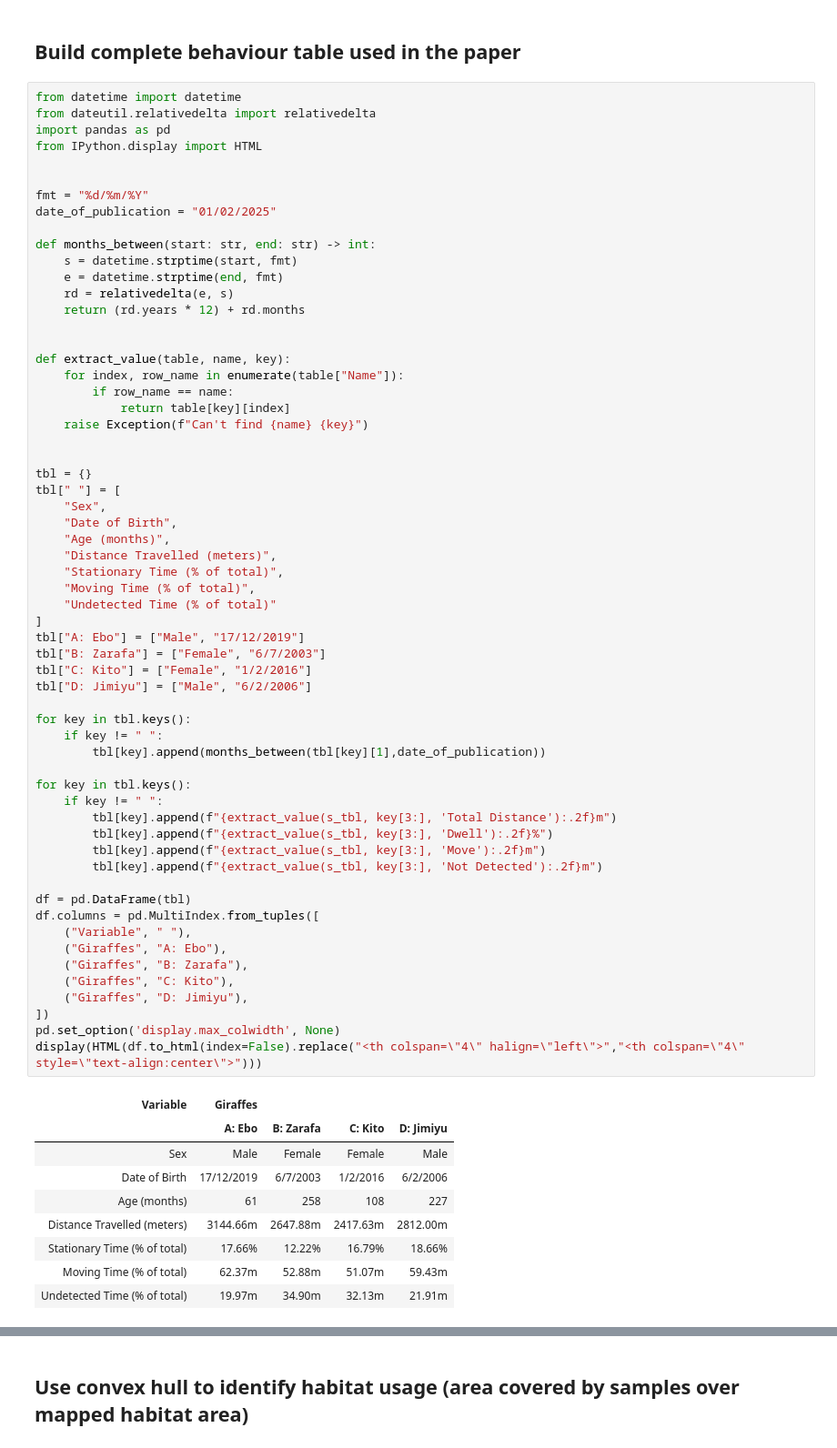
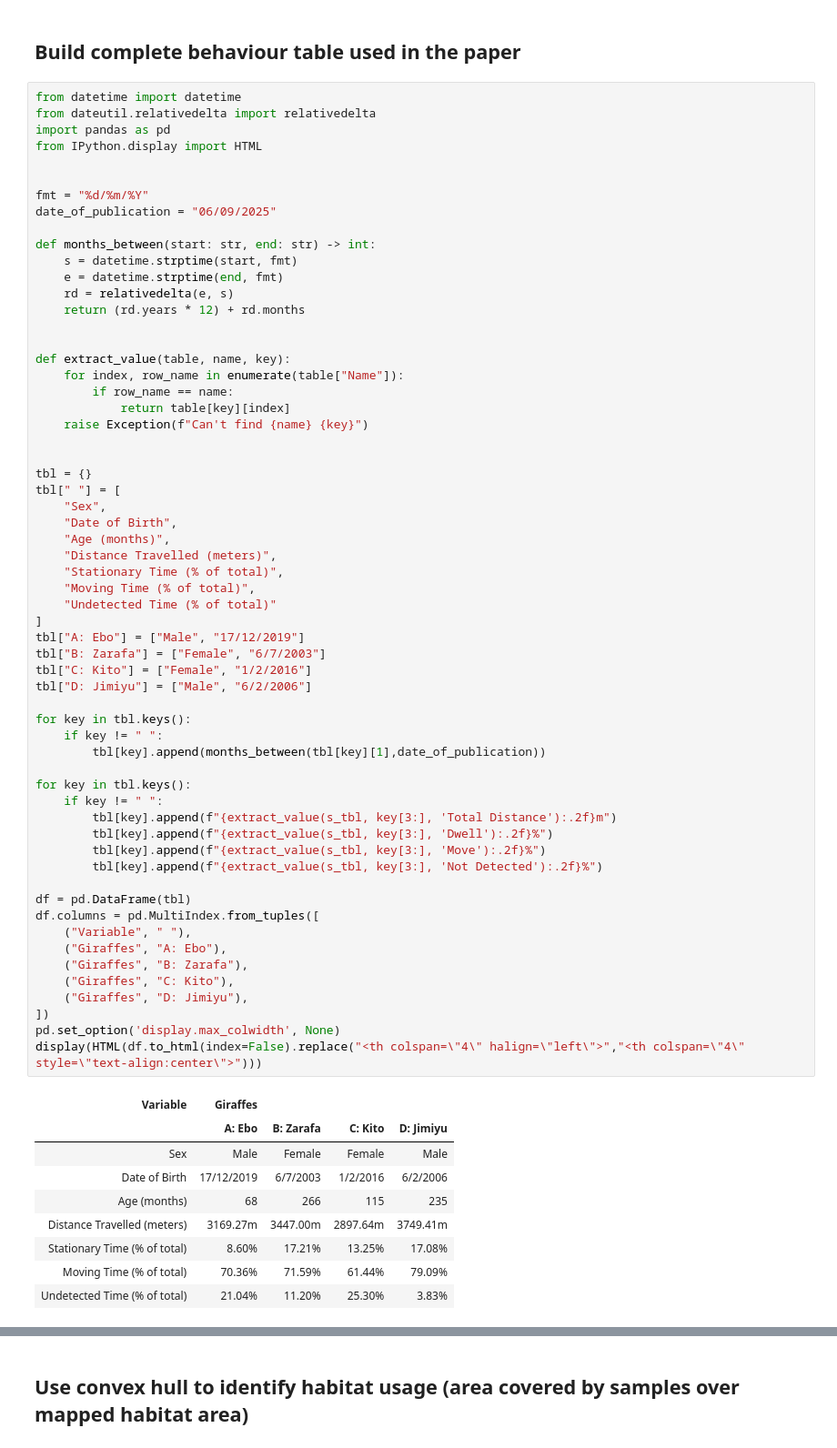
Before and after one commit to wildlifelabs/realtime-welfare, a Jupyter notebook: analysis-location.ipynb, the cells around one changed output, grey strips where cells are left out. Shown at 91% size. Cells and saved outputs as stored; diff of their text form.

```diff
--- a/analysis-location.ipynb
+++ b/analysis-location.ipynb
@@ -246,7 +249,7 @@ from IPython.display import HTML
 
 
 fmt = "%d/%m/%Y"
-date_of_publication = "01/02/2025"
+date_of_publication = "06/09/2025"
 
 def months_between(start: str, end: str) -> int:
     s = datetime.strptime(start, fmt)
@@ -274,40 +277,40 @@ tbl[" "] = [
 ]
 tbl["A: Ebo"] = ["Male", "17/12/2019"]
 tbl["B: Zarafa"] = ["Female", "6/7/2003"]
 tbl["C: Kito"] = ["Female", "1/2/2016"]
 tbl["D: Jimiyu"] = ["Male", "6/2/2006"]
 
 for key in tbl.keys():
     if key != " ":
         tbl[key].append(months_between(tbl[key][1],date_of_publication))
 
 for key in tbl.keys():
     if key != " ":
         tbl[key].append(f"{extract_value(s_tbl, key[3:], 'Total Distance'):.2f}m")
         tbl[key].append(f"{extract_value(s_tbl, key[3:], 'Dwell'):.2f}%")
-        tbl[key].append(f"{extract_value(s_tbl, key[3:], 'Move'):.2f}m")
-        tbl[key].append(f"{extract_value(s_tbl, key[3:], 'Not Detected'):.2f}m")
+        tbl[key].append(f"{extract_value(s_tbl, key[3:], 'Move'):.2f}%")
+        tbl[key].append(f"{extract_value(s_tbl, key[3:], 'Not Detected'):.2f}%")
 
 df = pd.DataFrame(tbl)
 df.columns = pd.MultiIndex.from_tuples([
     ("Variable", " "),
     ("Giraffes", "A: Ebo"),
     ("Giraffes", "B: Zarafa"),
     ("Giraffes", "C: Kito"),
     ("Giraffes", "D: Jimiyu"),
 ])
 pd.set_option('display.max_colwidth', None)
 display(HTML(df.to_html(index=False).replace("<th colspan=\"4\" halign=\"left\">","<th colspan=\"4\" style=\"text-align:center\">")))
 # %% [output]
 | Variable | Giraffes |  |  |  |
 |  | A: Ebo | B: Zarafa | C: Kito | D: Jimiyu |
 | Sex | Male | Female | Female | Male |
 | Date of Birth | 17/12/2019 | 6/7/2003 | 1/2/2016 | 6/2/2006 |
-| Age (months) | 61 | 258 | 108 | 227 |
-| Distance Travelled (meters) | 3144.66m | 2647.88m | 2417.63m | 2812.00m |
-| Stationary Time (% of total) | 17.66% | 12.22% | 16.79% | 18.66% |
-| Moving Time (% of total) | 62.37m | 52.88m | 51.07m | 59.43m |
-| Undetected Time (% of total) | 19.97m | 34.90m | 32.13m | 21.91m |
+| Age (months) | 68 | 266 | 115 | 235 |
+| Distance Travelled (meters) | 3169.27m | 3447.00m | 2897.64m | 3749.41m |
+| Stationary Time (% of total) | 8.60% | 17.21% | 13.25% | 17.08% |
+| Moving Time (% of total) | 70.36% | 71.59% | 61.44% | 79.09% |
+| Undetected Time (% of total) | 21.04% | 11.20% | 25.30% | 3.83% |
 # %%
 print(f"Total samples: {total_samples}")
 # %% [output]
```
Also changed, not shown: parts of 11 cells of this notebook, 2 other files.
